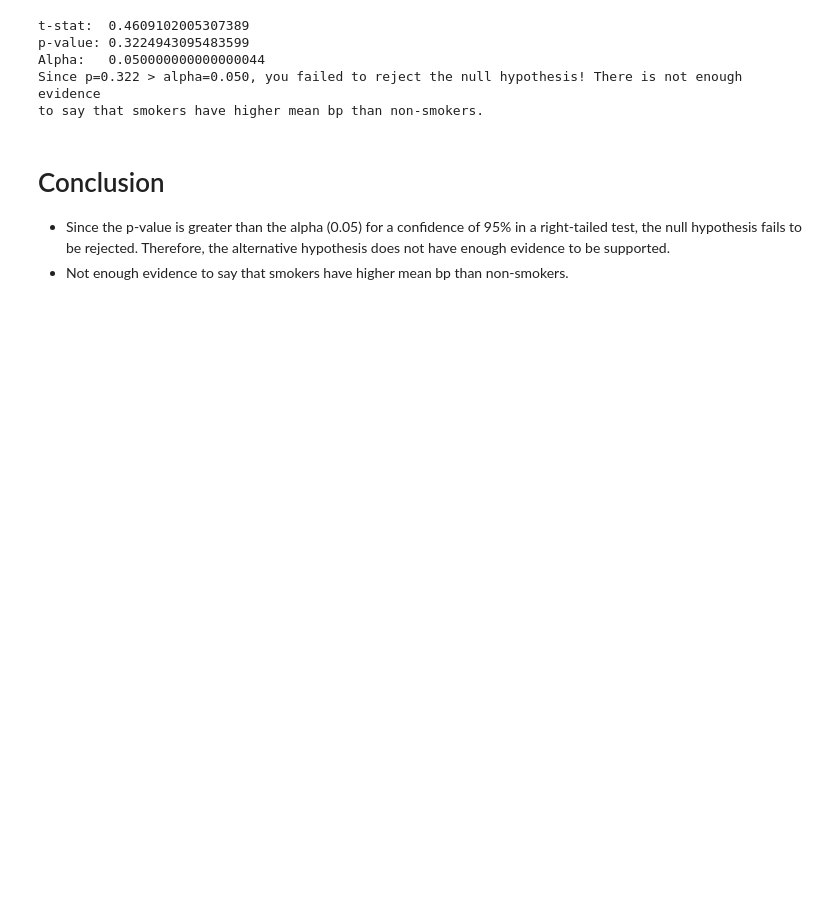
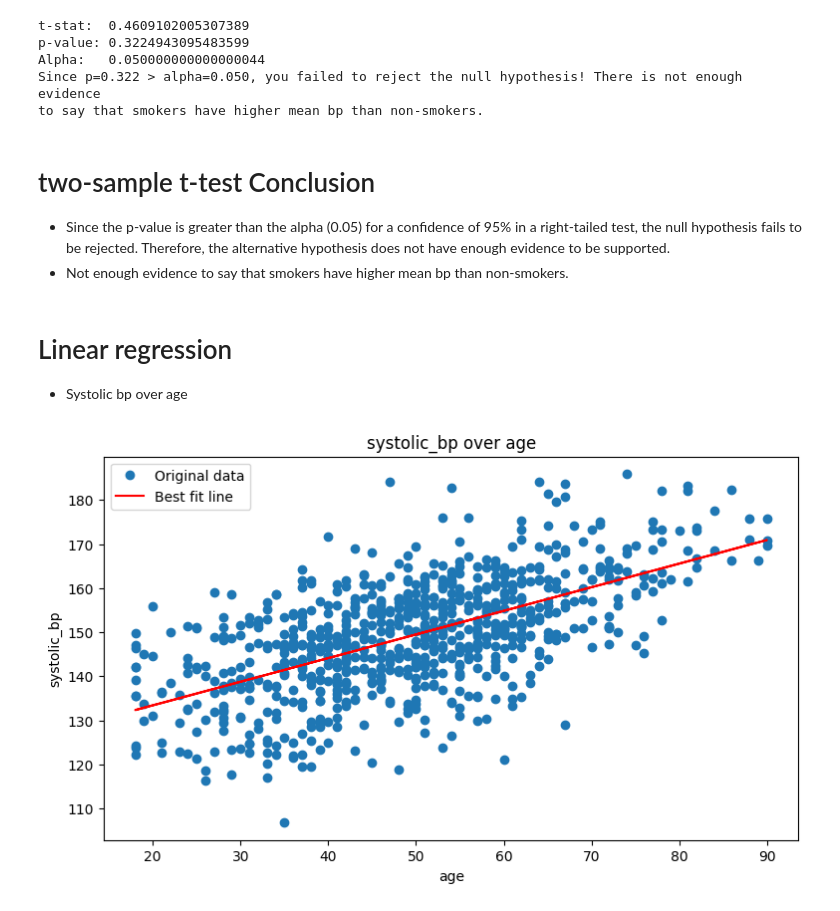
Before and after one commit to markusgunnar/Exam_HealthAnalyzer, a Jupyter notebook: report2.ipynb, the cells around one changed output. Drawn from its saved outputs; the diff is of its cells as text; code cells hidden in the pictures; blank space fills up the shorter version.

Commit message:
Added linear regression for systolic_bp over age/weight

```diff
--- a/report2.ipynb
+++ b/report2.ipynb
@@ -153,6 +153,13 @@ Alpha:   0.050000000000000044
 Since p=0.322 > alpha=0.050, you failed to reject the null hypothesis! There is not enough evidence
 to say that smokers have higher mean bp than non-smokers.
 # %% [markdown]
-# Conclusion
+# two-sample t-test Conclusion
 - Since the p-value is greater than the alpha (0.05) for a confidence of 95% in a right-tailed test, the null hypothesis fails to be rejected. Therefore, the alternative hypothesis does not have enough evidence to be supported.
 - Not enough evidence to say that smokers have higher mean bp than non-smokers.
+# %% [markdown]
+# Linear regression
+- Systolic bp over age
+# %%
+lin_regress(ha.data(), ["age", "systolic_bp"])
+# %% [output]
+[figure, added]
```
Also changed, not shown: parts of 7 cells of this notebook, 1 other file.
